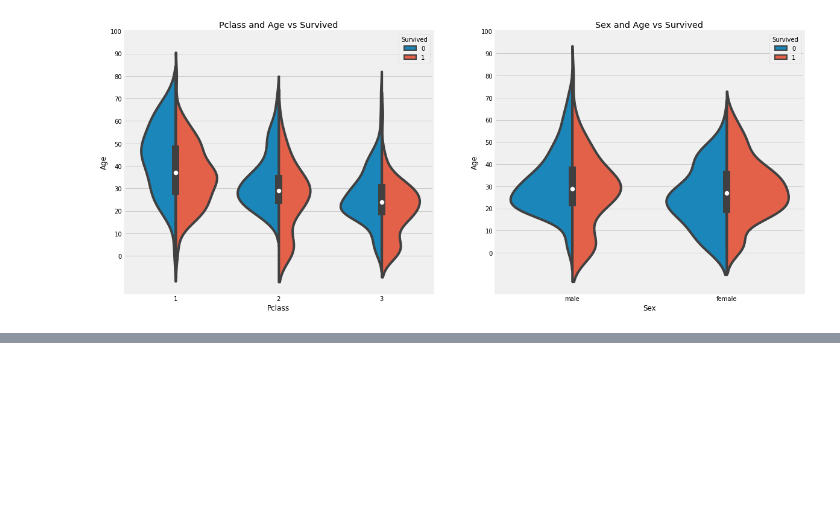
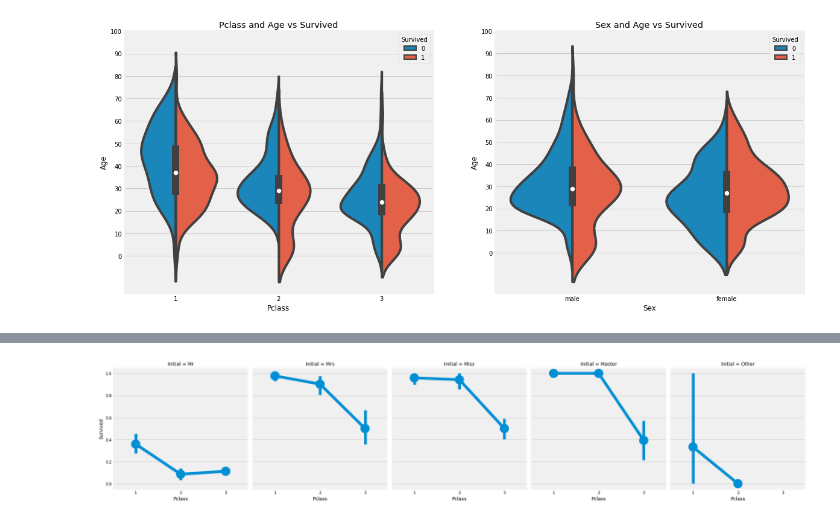
Before and after one commit to rushikeshnaik779/EDA, a Jupyter notebook: TitanicMurder.ipynb, the cells around one changed output, grey strips where cells are left out. Cells and saved outputs as stored; diff of their text form; code cells hidden in the pictures; blank space fills up the shorter version.

```diff
--- a/TitanicMurder.ipynb
+++ b/TitanicMurder.ipynb
@@ -165,0 +241,5 @@ plt.show()
+# %%
+sns.factorplot('Pclass', 'Survived', col='Initial', data=data)
+plt.show()
+# %% [output]
+[figure, added]
```
Also changed, not shown: parts of 8 cells of this notebook.
